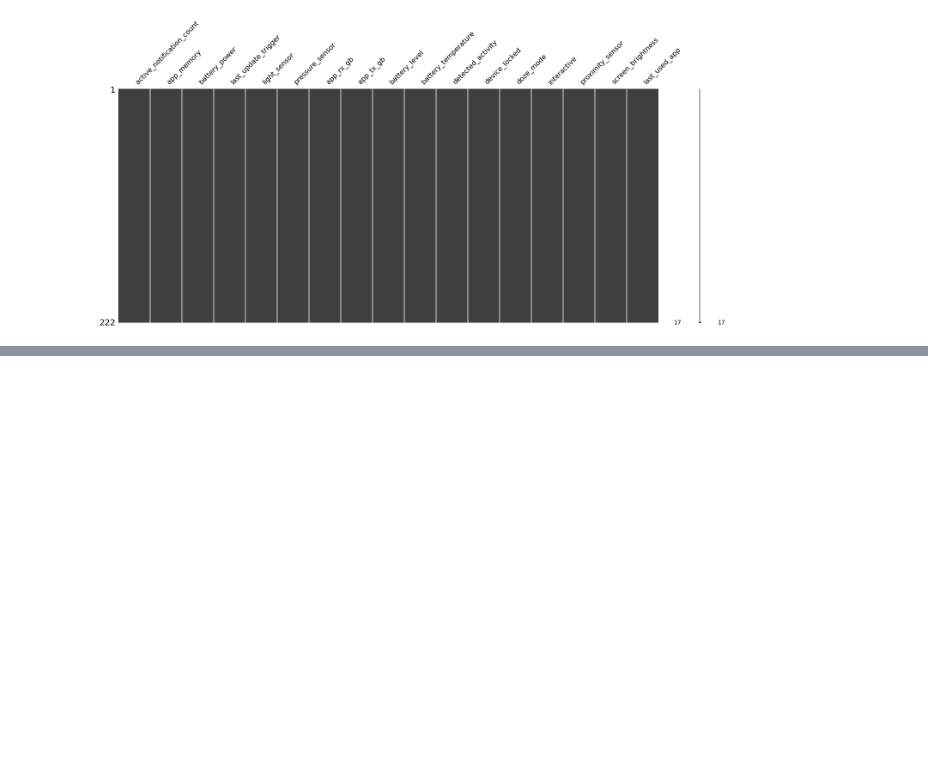
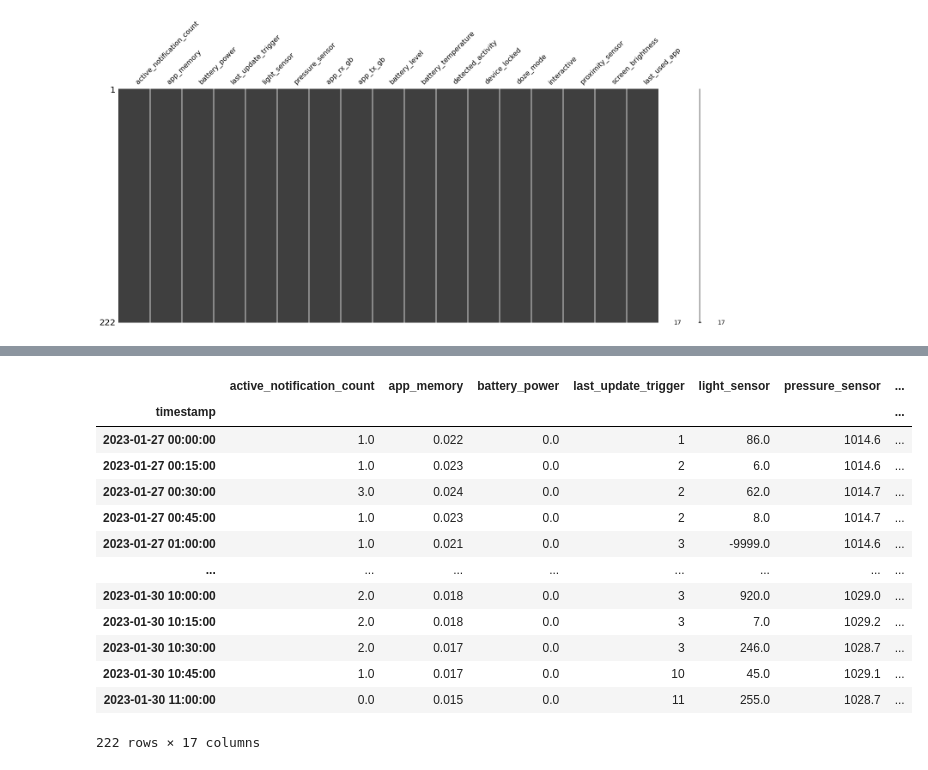
Before and after one commit to nunof98/data-fusion, a Jupyter notebook: main.ipynb, the cells around one changed output, grey strips where cells are left out. Cells and saved outputs as stored; diff of their text form; code cells hidden in the pictures; blank space fills up the shorter version.

```diff
--- a/main.ipynb
+++ b/main.ipynb
@@ -467,0 +508,30 @@ msno.matrix(df1)
+# %%
+import category_encoders as ce
+
+# encode variables with ordinal encoding
+encoder = ce.OrdinalEncoder(
+    cols=[
+        'last_update_trigger',
+        'detected_activity',
+        'device_locked',
+        'doze_mode',
+        'interactive'
+])
+
+df = encoder.fit_transform(df)
+df
+# %% [output]
+|  | active_notification_count | app_memory | battery_power | last_update_trigger | light_sensor | pressure_sensor | ... |
+| timestamp |  |  |  |  |  |  | ... |
+| 2023-01-27 00:00:00 | 1.0 | 0.022 | 0.0 | 1 | 86.0 | 1014.6 | ... |
+| 2023-01-27 00:15:00 | 1.0 | 0.023 | 0.0 | 2 | 6.0 | 1014.6 | ... |
+| 2023-01-27 00:30:00 | 3.0 | 0.024 | 0.0 | 2 | 62.0 | 1014.7 | ... |
+| 2023-01-27 00:45:00 | 1.0 | 0.023 | 0.0 | 2 | 8.0 | 1014.7 | ... |
+| 2023-01-27 01:00:00 | 1.0 | 0.021 | 0.0 | 3 | -9999.0 | 1014.6 | ... |
+| ... | ... | ... | ... | ... | ... | ... | ... |
+| 2023-01-30 10:00:00 | 2.0 | 0.018 | 0.0 | 3 | 920.0 | 1029.0 | ... |
+| 2023-01-30 10:15:00 | 2.0 | 0.018 | 0.0 | 3 | 7.0 | 1029.2 | ... |
+| 2023-01-30 10:30:00 | 2.0 | 0.017 | 0.0 | 3 | 246.0 | 1028.7 | ... |
+| 2023-01-30 10:45:00 | 1.0 | 0.017 | 0.0 | 10 | 45.0 | 1029.1 | ... |
+| 2023-01-30 11:00:00 | 0.0 | 0.015 | 0.0 | 11 | 255.0 | 1028.7 | ... |
+222 rows × 17 columns
```
Also changed, not shown: parts of 22 cells of this notebook, 2 other files.
